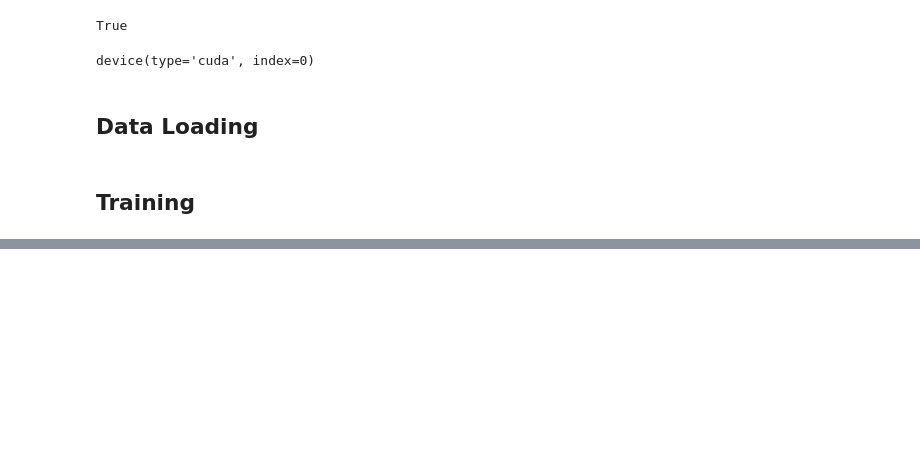
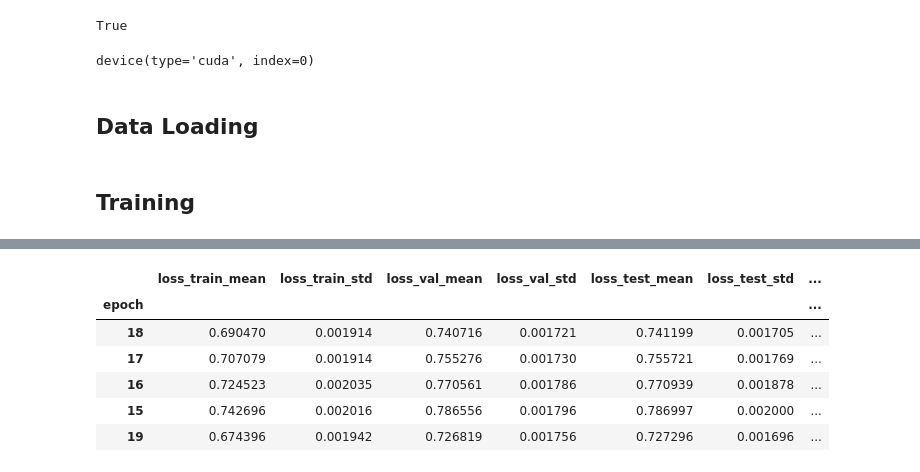
Before and after one commit to caiolmart/node-concordance, a Jupyter notebook: notebooks/gamma_function/01-1-graph_sage_gamma_function.ipynb, the cells around one changed output, grey strips where cells are left out. Drawn from its saved outputs; the diff is of its cells as text; code cells hidden in the pictures; blank space fills up the shorter version.

```diff
--- a/notebooks/gamma_function/01-1-graph_sage_gamma_function.ipynb
+++ b/notebooks/gamma_function/01-1-graph_sage_gamma_function.ipynb
@@ -127,0 +127,10 @@ Epoch: 0100, Train Loss: 0.2146, Valid loss: 0.3892, Test loss: 0.3855, Train AU
+# %%
+epoch_metrics.sort_values('auc_val_mean', ascending=False).head()
+# %% [output]
+|  | loss_train_mean | loss_train_std | loss_val_mean | loss_val_std | loss_test_mean | loss_test_std | ... |
+| epoch |  |  |  |  |  |  | ... |
+| 18 | 0.690470 | 0.001914 | 0.740716 | 0.001721 | 0.741199 | 0.001705 | ... |
+| 17 | 0.707079 | 0.001914 | 0.755276 | 0.001730 | 0.755721 | 0.001769 | ... |
+| 16 | 0.724523 | 0.002035 | 0.770561 | 0.001786 | 0.770939 | 0.001878 | ... |
+| 15 | 0.742696 | 0.002016 | 0.786556 | 0.001796 | 0.786997 | 0.002000 | ... |
+| 19 | 0.674396 | 0.001942 | 0.726819 | 0.001756 | 0.727296 | 0.001696 | ... |
```
Also changed, not shown: parts of 11 cells of this notebook.
